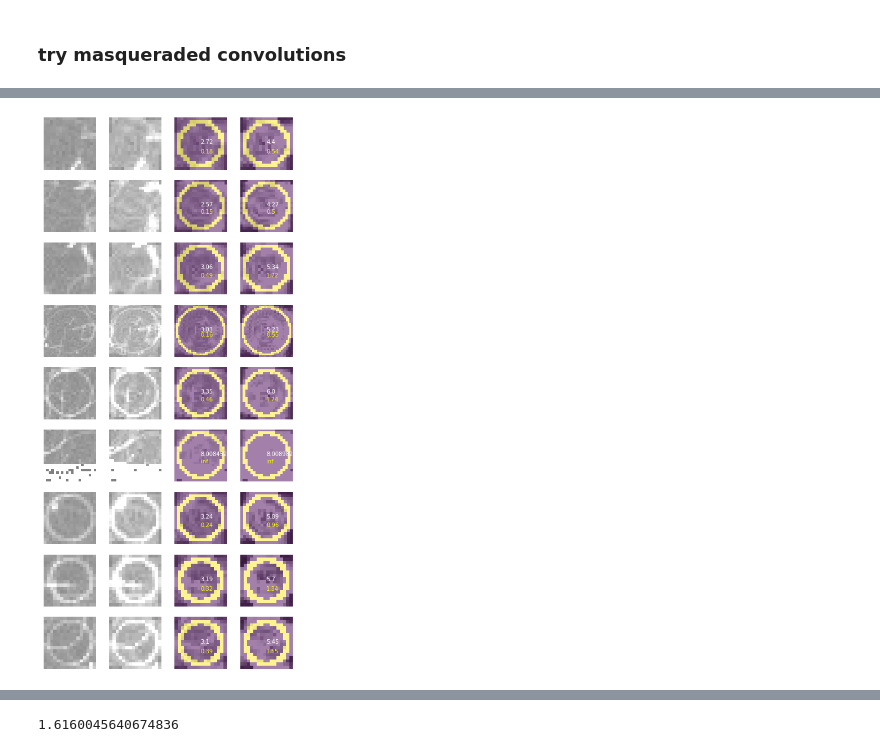
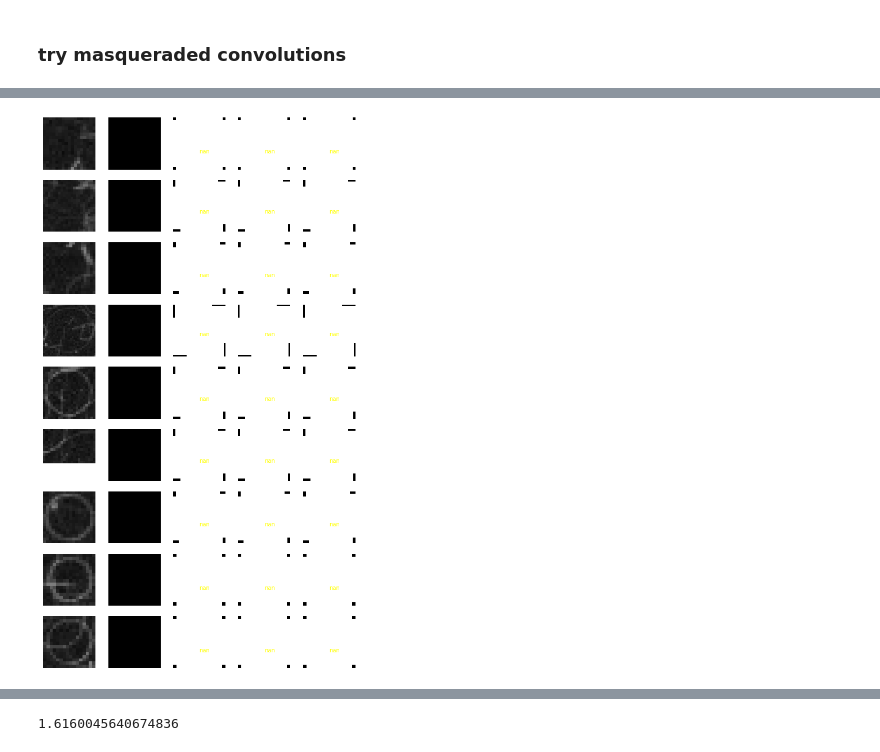
Before and after one commit to andrew-veriga/MathForML, a Jupyter notebook: ConvolutionalCoffieCircles.ipynb, the cells around one changed output, grey strips where cells are left out. Cells and saved outputs as stored; diff of their text form; code cells hidden in the pictures.

```diff
--- a/ConvolutionalCoffieCircles.ipynb
+++ b/ConvolutionalCoffieCircles.ipynb
@@ -454,3 +457,14 @@ def make_var(m):
+# %%
+def normto_avgOne(ar):
+  ar_min = ar.min(axis=(2,3), keepdims=True)
+  ar_max = ar.max(axis=(2, 3), keepdims=True)
+  return ((ar - ar_min)/(ar_max-ar_min) + ar.mean(axis=(2, 3), keepdims=True))
+
+def normto_0_2(ar):
+  ar_min = ar.min(axis=(2,3), keepdims=True)
+  ar_max = ar.max(axis=(2, 3), keepdims=True)
+  add = np.full((ar.shape[2],ar.shape[3]),0.5)
+  return (((ar - ar_min)/(ar_max-ar_min))+add)
 # %%
 #https://stackoverflow.com/questions/43086557/convolve2d-just-by-using-numpy
 # df = pd.DataFrame(
@@ -459,7 +473,7 @@ def make_var(m):
 #     )
 # trial variables fro debugging
 ImageSize=[250,360]
-angle = 10
+angle = 4
 # area for search
 image_area=np.copy(Image[:ImageSize[0],:ImageSize[1]])
 
@@ -473,7 +487,7 @@ R = np.array([
 ])
 
 
-cnt=2 #number of rotates
+cnt=3 #number of rotates
 fig, ax = plt.subplots(figsize=(2*(cnt+2),2*len))
 ax.axis('off')
 im_index = 0
@@ -493,42 +507,42 @@ for row in range(len):
 
   new_matrices = np.zeros_like(sub_matrices)
 
   brightness = (lambda arr, msk: np.mean((arr)[:,:,msk],axis=2))
   n1 = (lambda arr:np.max(arr-np.min(arr,axis=(2,3), keepdims=True),axis=(2,3), keepdims=True))
-  # normToOne= (lambda arr:arr-np.mean(arr / n1(arr)[:,:,np.newaxis,np.newaxis], axis=(2,3) )[:,:,np.newaxis,np.newaxis]+1. )
+  normToOne= (lambda arr:arr-np.mean(arr / n1(arr), axis=(2,3),keepdims=True )+ np.ones(arr.shape))
   normToZero= (lambda arr:arr-np.mean(arr / n1(arr), axis=(2,3),keepdims=True ) )
 
   #multiply all matrices by their rotated copies elementwise
 
   im_index+=1
   ax = fig.add_subplot(len,cnt+2,im_index)
   ax.axis('off')
-  ax.imshow(sub_matrices[Y, X], cmap=plt.get_cmap('gray'),vmin=-1,vmax=1)
+  ax.imshow(sub_matrices[Y, X], cmap=plt.get_cmap('gray'),vmin=0,vmax=2)
 
 
-  new_matrices[:,:,y_old,x_old] = sub_matrices[:,:,y_new,x_new]
+  new_matrices[:,:,y_old,x_old] *= normto_avgOne(sub_matrices)[:,:,y_new,x_new]
   first_brightness = brightness(new_matrices,mask)
 
   im_index+=1
   ax = fig.add_subplot(len,cnt+2,im_index)
   ax.axis('off')
 
-  new_matrices = new_matrices+sub_matrices
-  ax.imshow(new_matrices[Y, X], cmap=plt.get_cmap('gray'),vmin=-1,vmax=1)
+  # new_matrices = new_matrices*normToOne(sub_matrices)
+  ax.imshow(new_matrices[Y, X], cmap=plt.get_cmap('gray'),vmin=0,vmax=2)
 
   for col in range(cnt):
-    new_matrices[:,:,y_old,x_old] += new_matrices[:,:,y_new,x_new]
-    new_matrices = normToZero(new_matrices)
+    new_matrices[:,:,y_old,x_old] *= normto_avgOne(new_matrices)[:,:,y_new,x_new]
+    # new_matrices = normToOne(new_matrices)
     im_index+=1
-    v = new_matrices[Y,X][mask].var()
+    v = normto_avgOne(new_matrices)[Y,X][mask].var()
     ax = fig.add_subplot(len,cnt+2,im_index)
     ax.axis('off')
-    ax.imshow(new_matrices[Y, X], cmap=plt.get_cmap('gray'),vmin=-1,vmax=1)
-    ax.imshow(mask,alpha=.5)
+    ax.imshow(new_matrices[Y, X], cmap=plt.get_cmap('gray'),vmin=0,vmax=2)
+    # ax.imshow(mask,alpha=.5)
     conv_value = (brightness(new_matrices,mask) / first_brightness)[Y, X]
     ax.text(center[0],center[1],str(round(conv_value,2)),color='white')
     ax.text(center[0],center[1]+3,str(round(v,2)),color='yellow')
   #   # return m
 # %% [output]
-[figure, old version]
+[figure, new version]
 # %%
```
Also changed, not shown: parts of 6 cells of this notebook.
